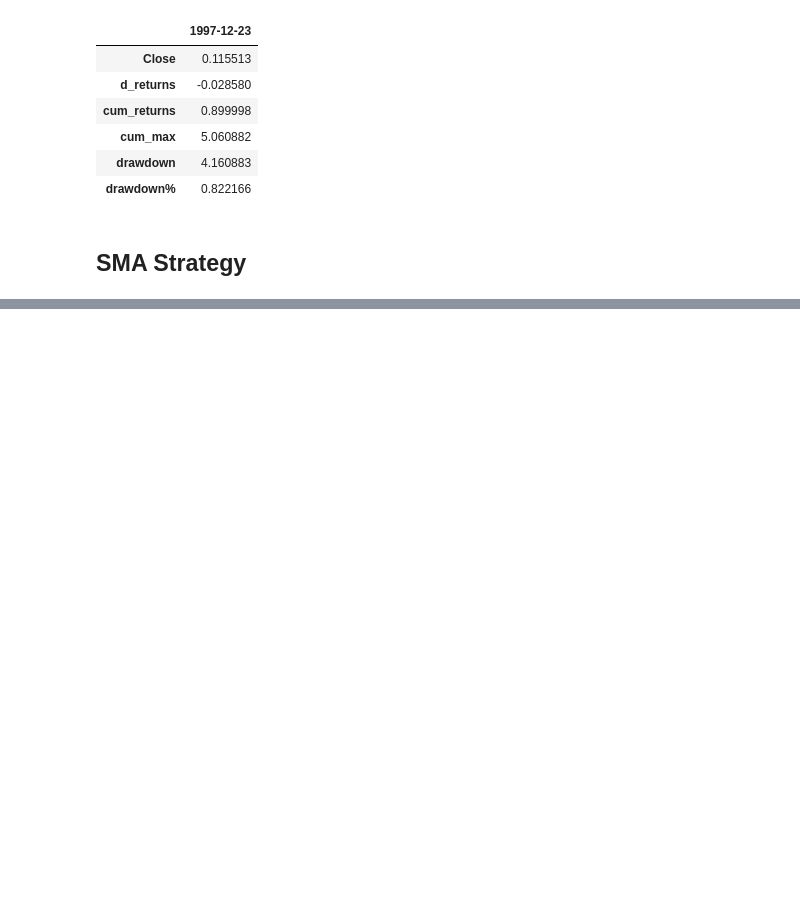
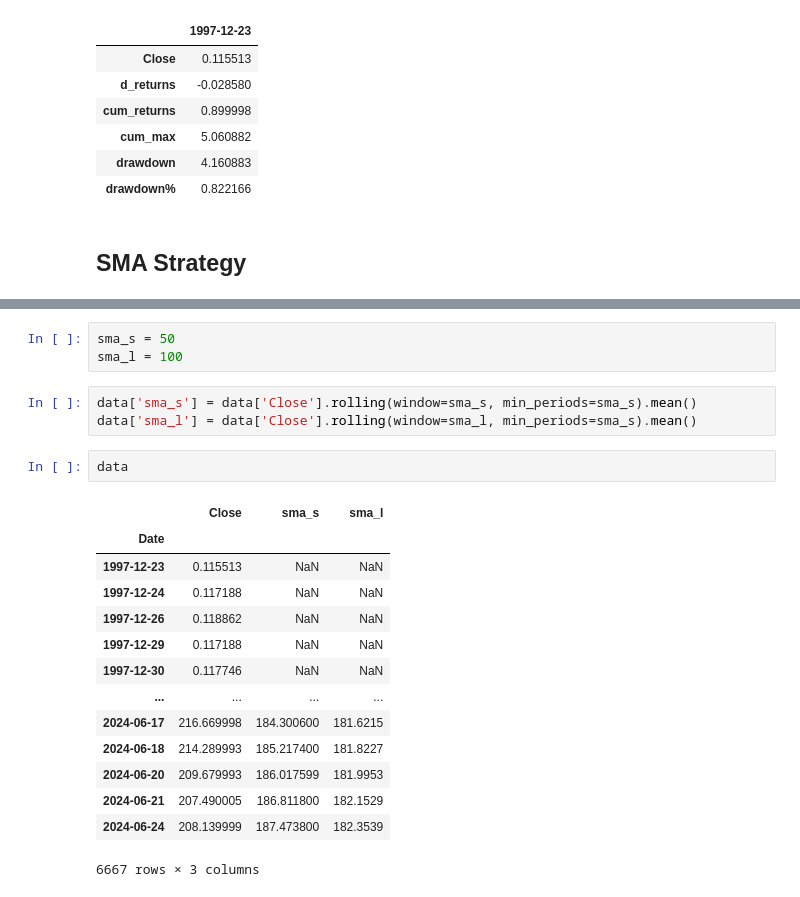
Before and after one commit to Stoic-Angel/QuantShit, a Jupyter notebook: Quant Trading QuantProgram.ipynb, the cells around one changed output, grey strips where cells are left out. Saved outputs shown, nothing was run; the diff lists cells and outputs as text; blank space fills up the shorter version.

```diff
--- a/Quant Trading QuantProgram.ipynb
+++ b/Quant Trading QuantProgram.ipynb
@@ -736,0 +754,23 @@ data = apple['Close'].loc[(apple.index >= apple['drawdown%'].idxmax())]
+# %%
+sma_s = 50
+sma_l = 100
+# %%
+data['sma_s'] = data['Close'].rolling(window=sma_s, min_periods=sma_s).mean()
+data['sma_l'] = data['Close'].rolling(window=sma_l, min_periods=sma_s).mean()
+# %%
+data
+# %% [output]
+|  | Close | sma_s | sma_l |
+| Date |  |  |  |
+| 1997-12-23 | 0.115513 | NaN | NaN |
+| 1997-12-24 | 0.117188 | NaN | NaN |
+| 1997-12-26 | 0.118862 | NaN | NaN |
+| 1997-12-29 | 0.117188 | NaN | NaN |
+| 1997-12-30 | 0.117746 | NaN | NaN |
+| ... | ... | ... | ... |
+| 2024-06-17 | 216.669998 | 184.300600 | 181.6215 |
+| 2024-06-18 | 214.289993 | 185.217400 | 181.8227 |
+| 2024-06-20 | 209.679993 | 186.017599 | 181.9953 |
+| 2024-06-21 | 207.490005 | 186.811800 | 182.1529 |
+| 2024-06-24 | 208.139999 | 187.473800 | 182.3539 |
+6667 rows × 3 columns
```
Also changed, not shown: parts of 22 cells of this notebook.
